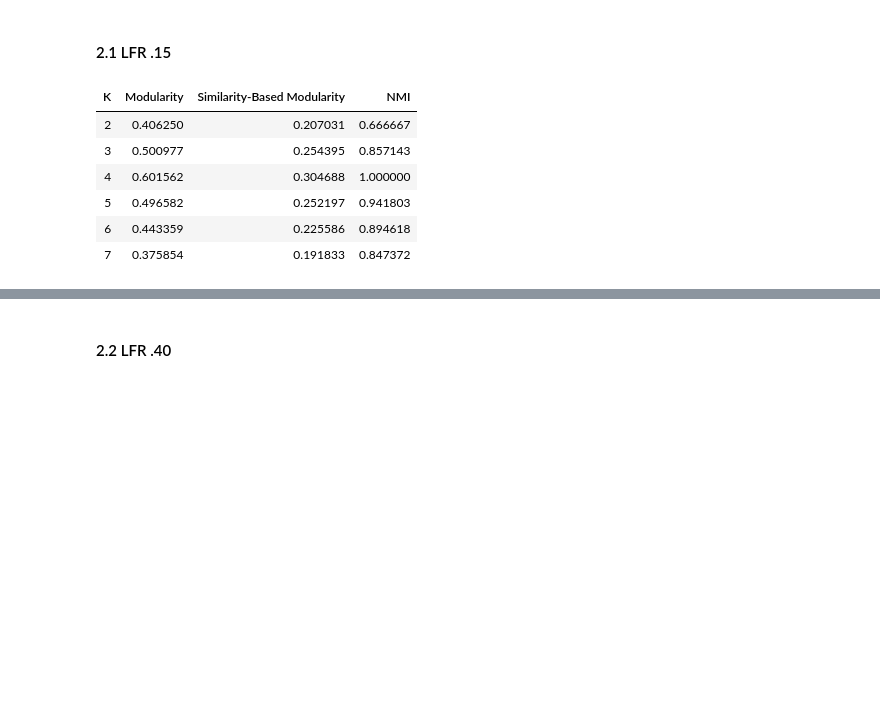
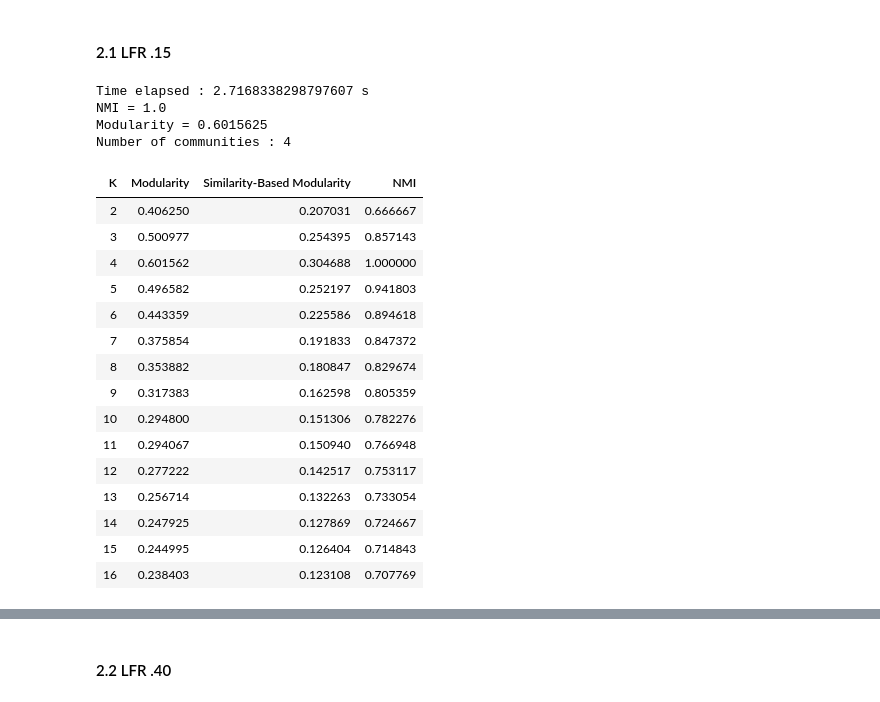
Before and after one commit to MarouaneBenbetka/Awsome-Community-Detection, a Jupyter notebook: Week3_Feb_26/kmeans/main_notebook.ipynb, the cells around one changed output, grey strips where cells are left out. Drawn from its saved outputs; the diff is of its cells as text; code cells hidden in the pictures; blank space fills up the shorter version.

```diff
--- a/Week3_Feb_26/kmeans/main_notebook.ipynb
+++ b/Week3_Feb_26/kmeans/main_notebook.ipynb
@@ -281,21 +280,45 @@ adj_matrix.shape[0]
 true_communities = read_community_labels_file_synth(
     "data/synth/LFR/0.15/community.dat")
 # %%
-Cmax, Qmax, Kbest, Labels, trace = local_expansion_kmeans(G, adj_matrix, 2, 7)
+start_time = time.time()
+Cmax, Qmax, Kbest, Labels, trace = local_expansion_kmeans(
+    G, adj_matrix, 2, 16)
+end_time = time.time()
+
+
 for item in trace:
     item["NMI"] = calc_nmi(true_communities, communities_to_labels(
         G, item["communities"], original_nodes))
 
+duration = end_time - start_time
+nmi = trace[Kbest-2]["NMI"]
 
+print(f"Time elapsed : {duration} s ")
+print(f"NMI = {nmi}")
+print(f"Modularity = {trace[Kbest-2]['Modularity']}")
+print(f"Number of communities : {Kbest}")
 custom_df_styling(trace)
 # %% [output]
+Time elapsed : 2.7168338298797607 s
+NMI = 1.0
+Modularity = 0.6015625
+Number of communities : 4
 | K | Modularity | Similarity-Based Modularity | NMI |
 | 2 | 0.406250 | 0.207031 | 0.666667 |
 | 3 | 0.500977 | 0.254395 | 0.857143 |
 | 4 | 0.601562 | 0.304688 | 1.000000 |
 | 5 | 0.496582 | 0.252197 | 0.941803 |
 | 6 | 0.443359 | 0.225586 | 0.894618 |
 | 7 | 0.375854 | 0.191833 | 0.847372 |
+| 8 | 0.353882 | 0.180847 | 0.829674 |
+| 9 | 0.317383 | 0.162598 | 0.805359 |
+| 10 | 0.294800 | 0.151306 | 0.782276 |
+| 11 | 0.294067 | 0.150940 | 0.766948 |
+| 12 | 0.277222 | 0.142517 | 0.753117 |
+| 13 | 0.256714 | 0.132263 | 0.733054 |
+| 14 | 0.247925 | 0.127869 | 0.724667 |
+| 15 | 0.244995 | 0.126404 | 0.714843 |
+| 16 | 0.238403 | 0.123108 | 0.707769 |
 # %%
 partion = {node-1: comm-1 for node,
            comm in communities_to_labels(G, Cmax, original_nodes)}
```
Also changed, not shown: parts of 11 cells of this notebook, 5 other files.
